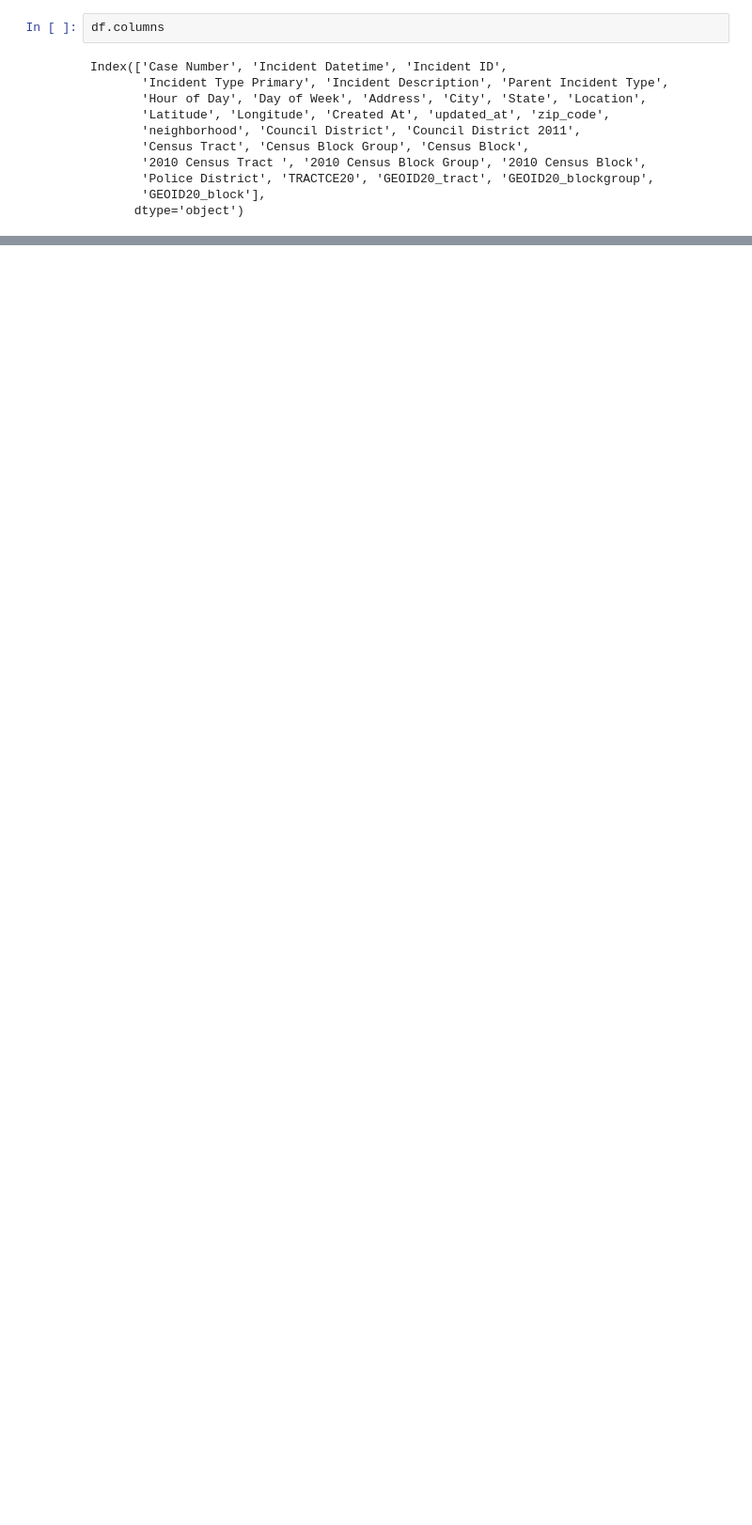
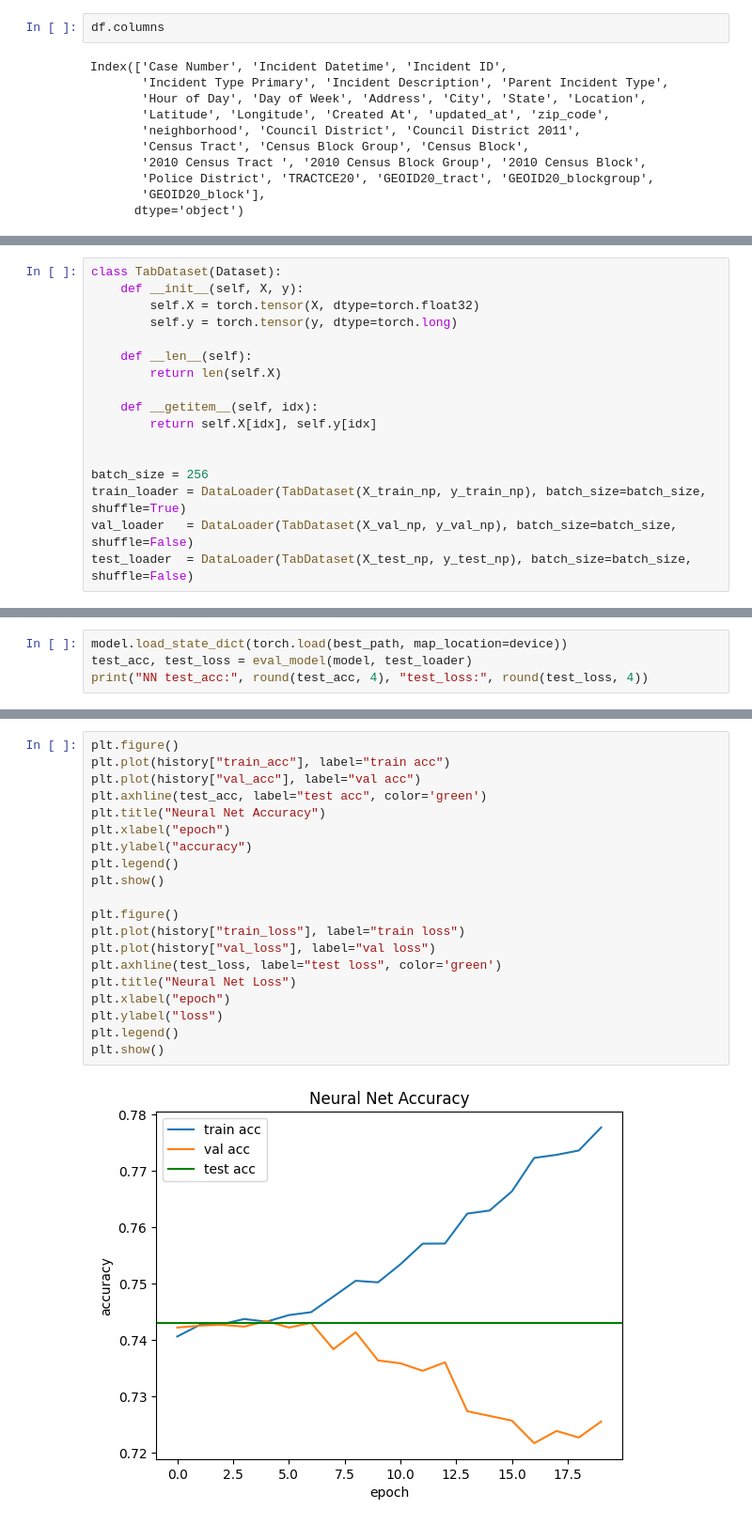
Before and after one commit to its-Ravi-Singh/Prac-NN-from-Scratch, a Jupyter notebook: Pytorch_NN.ipynb, the cells around one changed output, grey strips where cells are left out. Shown at 94% size. Cells and saved outputs as stored; diff of their text form; blank space fills up the shorter version.

```diff
--- a/Pytorch_NN.ipynb
+++ b/Pytorch_NN.ipynb
@@ -228,0 +505,17 @@ Index(['Case Number', 'Incident Datetime', 'Incident ID',
+# %%
+class TabDataset(Dataset):
+    def __init__(self, X, y):
+        self.X = torch.tensor(X, dtype=torch.float32)
+        self.y = torch.tensor(y, dtype=torch.long)
+
+    def __len__(self):
+        return len(self.X)
+
+    def __getitem__(self, idx):
+        return self.X[idx], self.y[idx]
+
+
+batch_size = 256
+train_loader = DataLoader(TabDataset(X_train_np, y_train_np), batch_size=batch_size, shuffle=True)
+val_loader   = DataLoader(TabDataset(X_val_np, y_val_np), batch_size=batch_size, shuffle=False)
+test_loader  = DataLoader(TabDataset(X_test_np, y_test_np), batch_size=batch_size, shuffle=False)
@@ -228,0 +634,4 @@ Index(['Case Number', 'Incident Datetime', 'Incident ID',
+# %%
+model.load_state_dict(torch.load(best_path, map_location=device))
+test_acc, test_loss = eval_model(model, test_loader)
+print("NN test_acc:", round(test_acc, 4), "test_loss:", round(test_loss, 4))
@@ -228,0 +640,22 @@ Index(['Case Number', 'Incident Datetime', 'Incident ID',
+# %%
+plt.figure()
+plt.plot(history["train_acc"], label="train acc")
+plt.plot(history["val_acc"], label="val acc")
+plt.axhline(test_acc, label="test acc", color='green')
+plt.title("Neural Net Accuracy")
+plt.xlabel("epoch")
+plt.ylabel("accuracy")
+plt.legend()
+plt.show()
+
+plt.figure()
+plt.plot(history["train_loss"], label="train loss")
+plt.plot(history["val_loss"], label="val loss")
+plt.axhline(test_loss, label="test loss", color='green')
+plt.title("Neural Net Loss")
+plt.xlabel("epoch")
+plt.ylabel("loss")
+plt.legend()
+plt.show()
+# %% [output]
+[figure, added]
```
Also changed, not shown: parts of 32 cells of this notebook.
